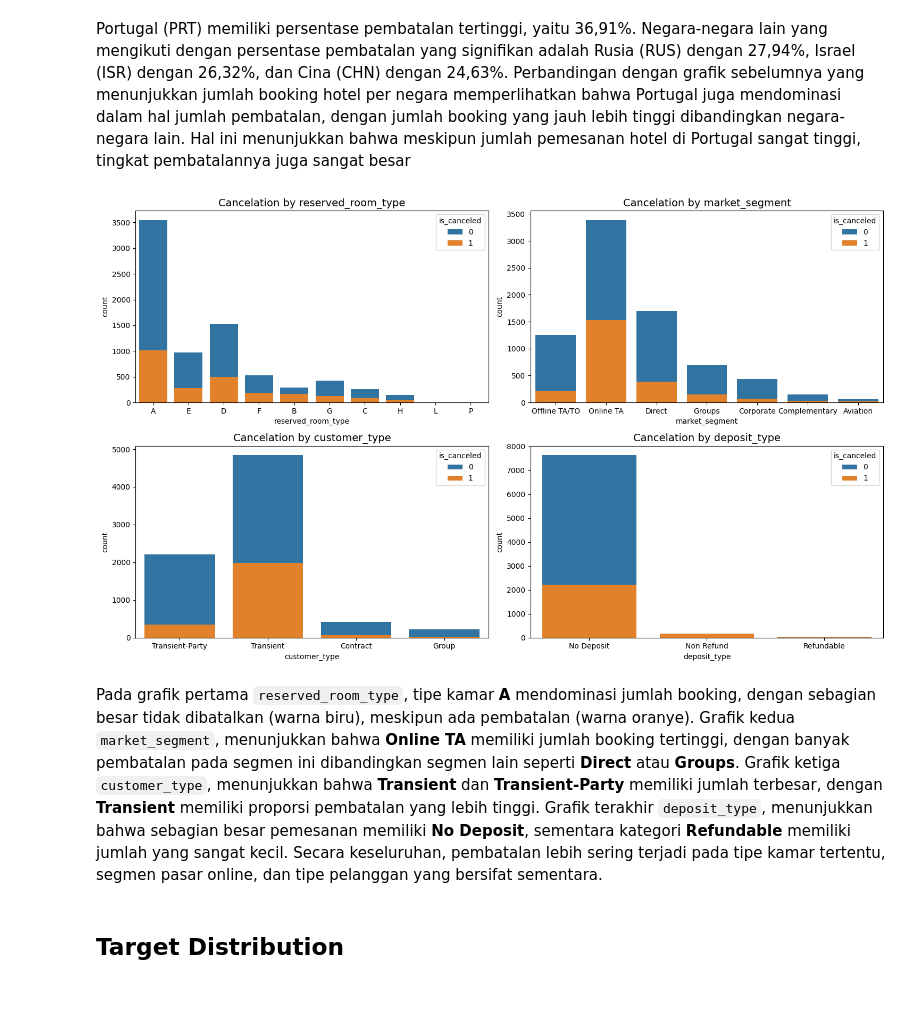
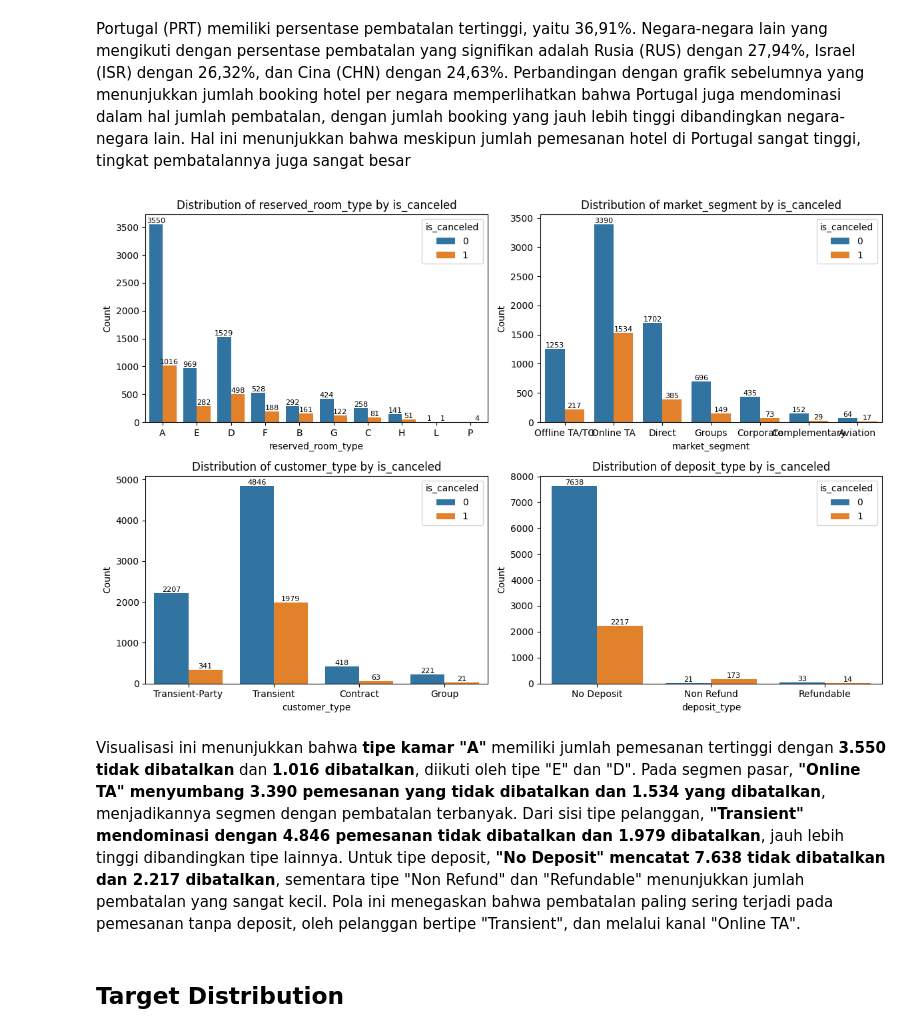
Before and after one commit to Meowstronot/hotel__booking_predict, a Jupyter notebook: notebooks/hotel_booking_cancelation.ipynb, the cells around one changed output. Drawn from its saved outputs; the diff is of its cells as text; code cells hidden in the pictures; blank space fills up the shorter version.

```diff
--- a/notebooks/hotel_booking_cancelation.ipynb
+++ b/notebooks/hotel_booking_cancelation.ipynb
@@ -458,35 +459,38 @@ plt.show()
 [figure]
 # %% [markdown]
 Portugal (PRT) memiliki persentase pembatalan tertinggi, yaitu 36,91%. Negara-negara lain yang mengikuti dengan persentase pembatalan yang signifikan adalah Rusia (RUS) dengan 27,94%, Israel (ISR) dengan 26,32%, dan Cina (CHN) dengan 24,63%. Perbandingan dengan grafik sebelumnya yang menunjukkan jumlah booking hotel per negara memperlihatkan bahwa Portugal juga mendominasi dalam hal jumlah pembatalan, dengan jumlah booking yang jauh lebih tinggi dibandingkan negara-negara lain. Hal ini menunjukkan bahwa meskipun jumlah pemesanan hotel di Portugal sangat tinggi, tingkat pembatalannya juga sangat besar
-# %%
-plt.figure(figsize=(15, 9))
-
-# Grafik pertama (reserved_room_type)
-plt.subplot(221)
-sns.countplot(x='reserved_room_type', hue='is_canceled', data=df, dodge=False)
-plt.title('Cancelation by reserved_room_type', fontsize=14)
-
-# Grafik kedua (market_segment)
-plt.subplot(222)
-sns.countplot(x='market_segment', hue='is_canceled', data=df, dodge=False)
-plt.title('Cancelation by market_segment', fontsize=14)
-
-# Grafik ketiga (customer_type)
-plt.subplot(223)
-sns.countplot(x='customer_type', hue='is_canceled', data=df, dodge=False)
-plt.title('Cancelation by customer_type', fontsize=14)
-
-# Grafik keempat (deposit_type)
-plt.subplot(224)
-sns.countplot(x='deposit_type', hue='is_canceled', data=df, dodge=False)
-plt.title('Cancelation by deposit_type', fontsize=14)
-
-plt.tight_layout()
-plt.show()
-# %% [output]
-[figure, removed]
+# %%
+cat_ = ['reserved_room_type', 'market_segment', 'customer_type', 'deposit_type']
+
+# Tentukan layout grid
+n_cols = 2
+n_rows = (len(cat_) + n_cols - 1) // n_cols # sama dengan roundup
+
+fig, axes = plt.subplots(n_rows, n_cols, figsize=(n_cols * 6, n_rows * 4))
+axes = axes.flatten()
+
+for i, col in enumerate(cat_):
+    ax = axes[i]
+    sns.countplot(x=col, hue='is_canceled', data=df, ax=ax)
+    ax.set_title(f'Distribution of {col} by is_canceled')
+    ax.set_xlabel(col)
+    ax.set_ylabel('Count')
+
+    # Tambahkan jumlah di atas bar
+    for container in ax.containers:
+        ax.bar_label(container, label_type='edge', fontsize=8)
+
+# Hapus subplot kosong jika ada
+for j in range(i + 1, len(axes)):
+    fig.delaxes(axes[j])
+
+plt.tight_layout()
+# plt.savefig('distribution_by_canceled.png')
+plt.show()
+# %% [output]
+[figure, added]
 # %% [markdown]
-Pada grafik pertama `reserved_room_type`, tipe kamar **A** mendominasi jumlah booking, dengan sebagian besar tidak dibatalkan (warna biru), meskipun ada pembatalan (warna oranye). Grafik kedua `market_segment`, menunjukkan bahwa **Online TA** memiliki jumlah booking tertinggi, dengan banyak pembatalan pada segmen ini dibandingkan segmen lain seperti **Direct** atau **Groups**. Grafik ketiga `customer_type`, menunjukkan bahwa **Transient** dan **Transient-Party** memiliki jumlah terbesar, dengan **Transient** memiliki proporsi pembatalan yang lebih tinggi. Grafik terakhir `deposit_type`, menunjukkan bahwa sebagian besar pemesanan memiliki **No Deposit**, sementara kategori **Refundable** memiliki jumlah yang sangat kecil. Secara keseluruhan, pembatalan lebih sering terjadi pada tipe kamar tertentu, segmen pasar online, dan tipe pelanggan yang bersifat sementara.
+Visualisasi ini menunjukkan bahwa **tipe kamar "A"** memiliki jumlah pemesanan tertinggi dengan **3.550 tidak dibatalkan** dan **1.016 dibatalkan**, diikuti oleh tipe "E" dan "D". Pada segmen pasar, **"Online TA" menyumbang 3.390 pemesanan yang tidak dibatalkan dan 1.534 yang dibatalkan**, menjadikannya segmen dengan pembatalan terbanyak. Dari sisi tipe pelanggan, **"Transient" mendominasi dengan 4.846 pemesanan tidak dibatalkan dan 1.979 dibatalkan**, jauh lebih tinggi dibandingkan tipe lainnya. Untuk tipe deposit, **"No Deposit" mencatat 7.638 tidak dibatalkan dan 2.217 dibatalkan**, sementara tipe "Non Refund" dan "Refundable" menunjukkan jumlah pembatalan yang sangat kecil. Pola ini menegaskan bahwa pembatalan paling sering terjadi pada pemesanan tanpa deposit, oleh pelanggan bertipe "Transient", dan melalui kanal "Online TA".
 # %% [markdown]
 ## Target Distribution
 # %%
```
Also changed, not shown: parts of 14 cells of this notebook, 1 other file.
